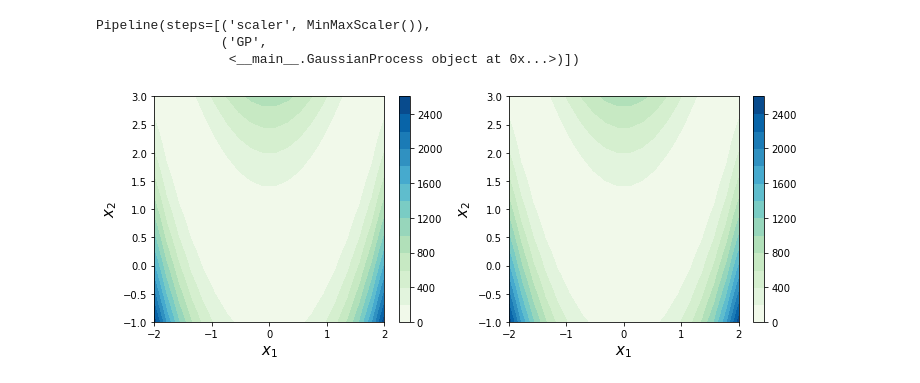
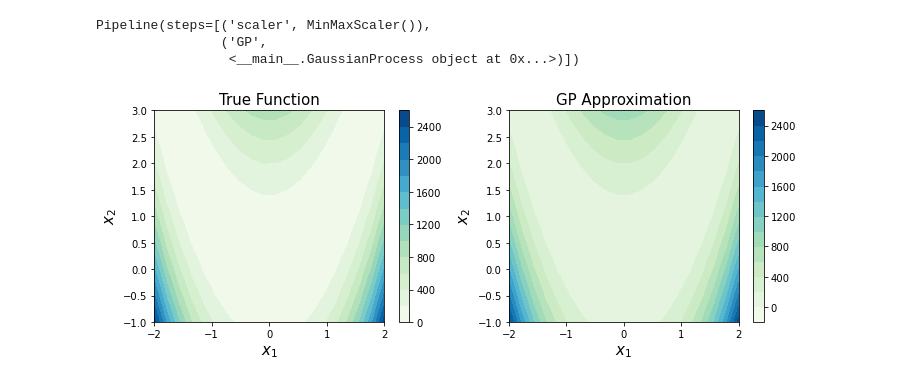
Before and after one commit to ShuaiGuo16/Gaussian-Process, a Jupyter notebook: Gaussian_Process.ipynb, the cells around one changed output. Drawn from its saved outputs; the diff is of its cells as text; code cells hidden in the pictures.

```diff
--- a/Gaussian_Process.ipynb
+++ b/Gaussian_Process.ipynb
@@ -53,2 +42,0 @@ array([108, 432])
-# %%
-K[0,:] = np.sum(theta*(X1-X2)**2,axis=1)
@@ -217,0 +215,13 @@ def Test_1D(X):
+# %%
+# Display the function to be approximated
+fig, ax = plt.subplots(figsize=(7,5))
+
+X = np.linspace(0.0, 1, 100).reshape(-1,1)
+y = Test_1D(X)
+
+ax.plot(X, y,'r--', lw=2)
+ax.tick_params(axis='both', which='major', labelsize=12)
+ax.set_xlabel('x', fontsize=15)
+ax.set_ylabel('f(x)', fontsize=15)
+ax.set_ylim([-10,20]);
+plt.savefig('./images/Test_1D')
@@ -257,14 +274,15 @@ def Test_2D(X):
 # %%
-# Testing data
+# Visualizing the test function
 X1 = np.linspace(-2, 2, 20)
 X2 = np.linspace(-1, 3, 20)
 X1, X2 = np.meshgrid(X1, X2)
-X_test = np.hstack((X1.reshape(-1,1), X2.reshape(-1,1)))
-y_test = Test_2D(X_test)
+X = np.hstack((X1.reshape(-1,1), X2.reshape(-1,1)))
+y = Test_2D(X)
 
-fig, ax = plt.subplots(figsize=(5,3))
-h = ax.contourf(X1, X2, z, levels=15, cmap='GnBu')
+fig, ax = plt.subplots(figsize=(7,5))
+h = ax.contourf(X1, X2, y.reshape(20,-1), levels=15, cmap='GnBu')
 ax.set_xlabel(r'$x_1$', fontsize=15)
 ax.set_ylabel(r'$x_2$', fontsize=15)
 plt.colorbar(h);
+plt.savefig('./images/Test_2D')
 # %% [output]
@@ -272,8 +290,15 @@ plt.colorbar(h);
 # %%
 # Training data
-sample_num = 30
+sample_num = 25
 lb, ub = np.array([-2, -1]), np.array([2, 3])
 X_train = (ub-lb)*lhs(2, samples=sample_num) + lb
 
 # Compute labels
 y_train = Test_2D(X_train).reshape(-1,1)
+
+# Test data
+X1 = np.linspace(-2, 2, 20)
+X2 = np.linspace(-1, 3, 20)
+X1, X2 = np.meshgrid(X1, X2)
+X_test = np.hstack((X1.reshape(-1,1), X2.reshape(-1,1)))
+y_test = Test_2D(X_test)
@@ -292,14 +327,18 @@ y_pred, y_pred_SSqr = pipe.predict(X_test)
 # %%
 # Post-processing - Contour plot
 fig, ax = plt.subplots(1, 2, figsize=(10,4))
+title = ['True Function', 'GP Approximation']
+display_y = [y_test, y_pred]
 
 for i in range(2):
     h = ax[i].contourf(X_test[:,0].reshape(20,-1),
                    X_test[:,1].reshape(20,-1),
-                   y_test.reshape(20,-1), levels=15, cmap='GnBu');
+                   display_y[i].reshape(20,-1), levels=15, cmap='GnBu');
     ax[i].set_xlabel(r'$x_1$', fontsize=15)
     ax[i].set_ylabel(r'$x_2$', fontsize=15)
+    ax[i].set_title(title[i], fontsize=15)
     fig.colorbar(h, ax=ax[i])
 plt.tight_layout()
+plt.savefig('./images/Test_2D_results')
 # %% [output]
-[figure, old version]
+[figure, new version]
```
Also changed, not shown: parts of 21 cells of this notebook, 5 other files.
